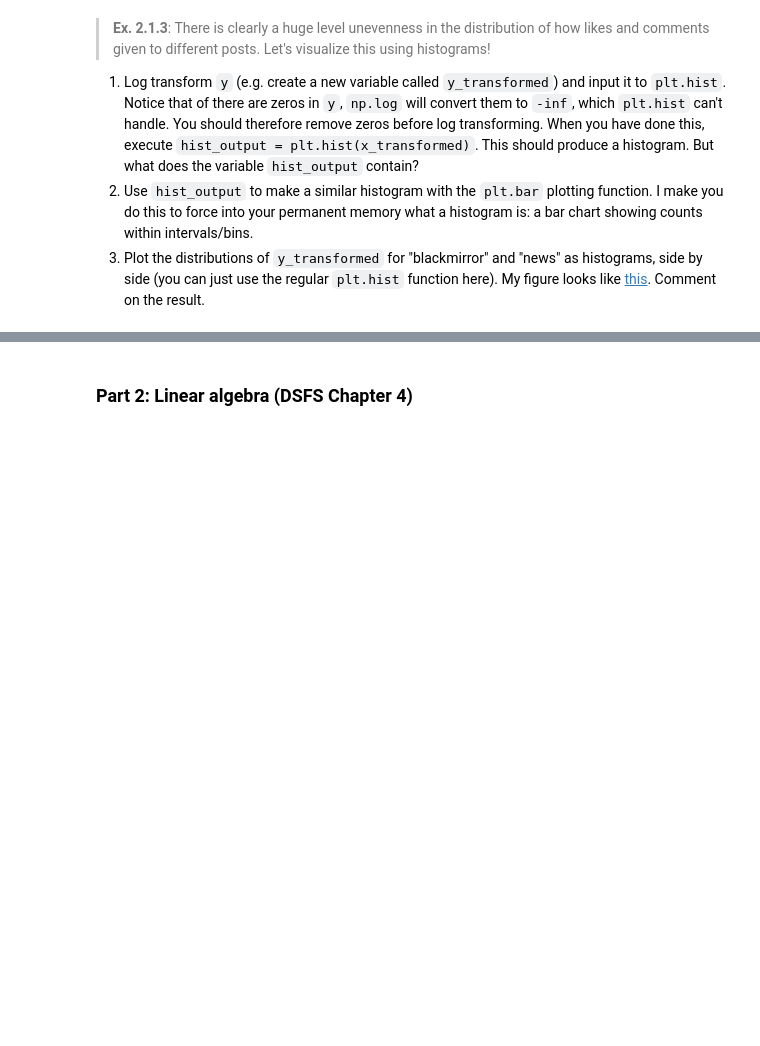
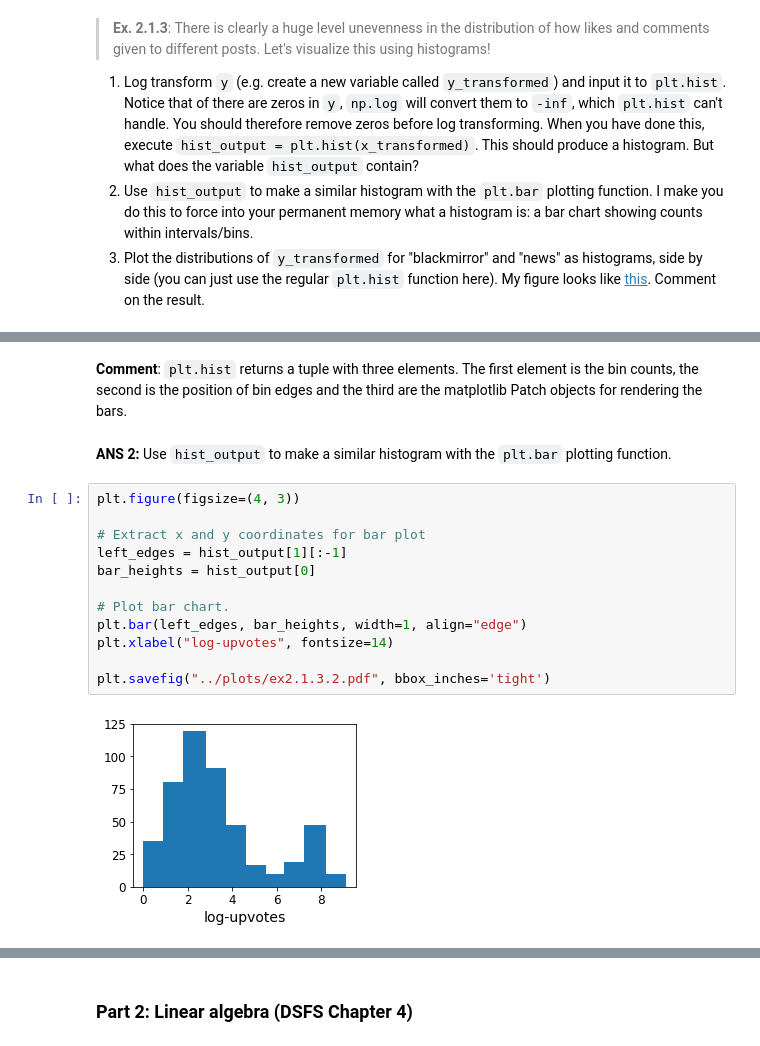
Before and after one commit to ulfaslak/practical_data_science, a Jupyter notebook: exercises/exercises_week2.ipynb, the cells around one changed output, grey strips where cells are left out. Drawn from its saved outputs; the diff is of its cells as text; blank space fills up the shorter version.

```diff
--- a/exercises/exercises_week2.ipynb
+++ b/exercises/exercises_week2.ipynb
@@ -71,0 +220,19 @@ into your permanent memory what a histogram is: a bar chart showing counts withi
+# %% [markdown]
+**Comment**: `plt.hist` returns a tuple with three elements. The first element is the bin counts, the second is the position
+of bin edges and the third are the matplotlib Patch objects for rendering the bars.
+# %% [markdown]
+**ANS 2:** Use `hist_output` to make a similar histogram with the `plt.bar` plotting function.
+# %%
+plt.figure(figsize=(4, 3))
+
+# Extract x and y coordinates for bar plot
+left_edges = hist_output[1][:-1]
+bar_heights = hist_output[0]
+
+# Plot bar chart.
+plt.bar(left_edges, bar_heights, width=1, align="edge")
+plt.xlabel("log-upvotes", fontsize=14)
+
+plt.savefig("../plots/ex2.1.3.2.pdf", bbox_inches='tight')
+# %% [output]
+[figure, added]
```
Also changed, not shown: parts of 88 cells of this notebook, 1 other file.
